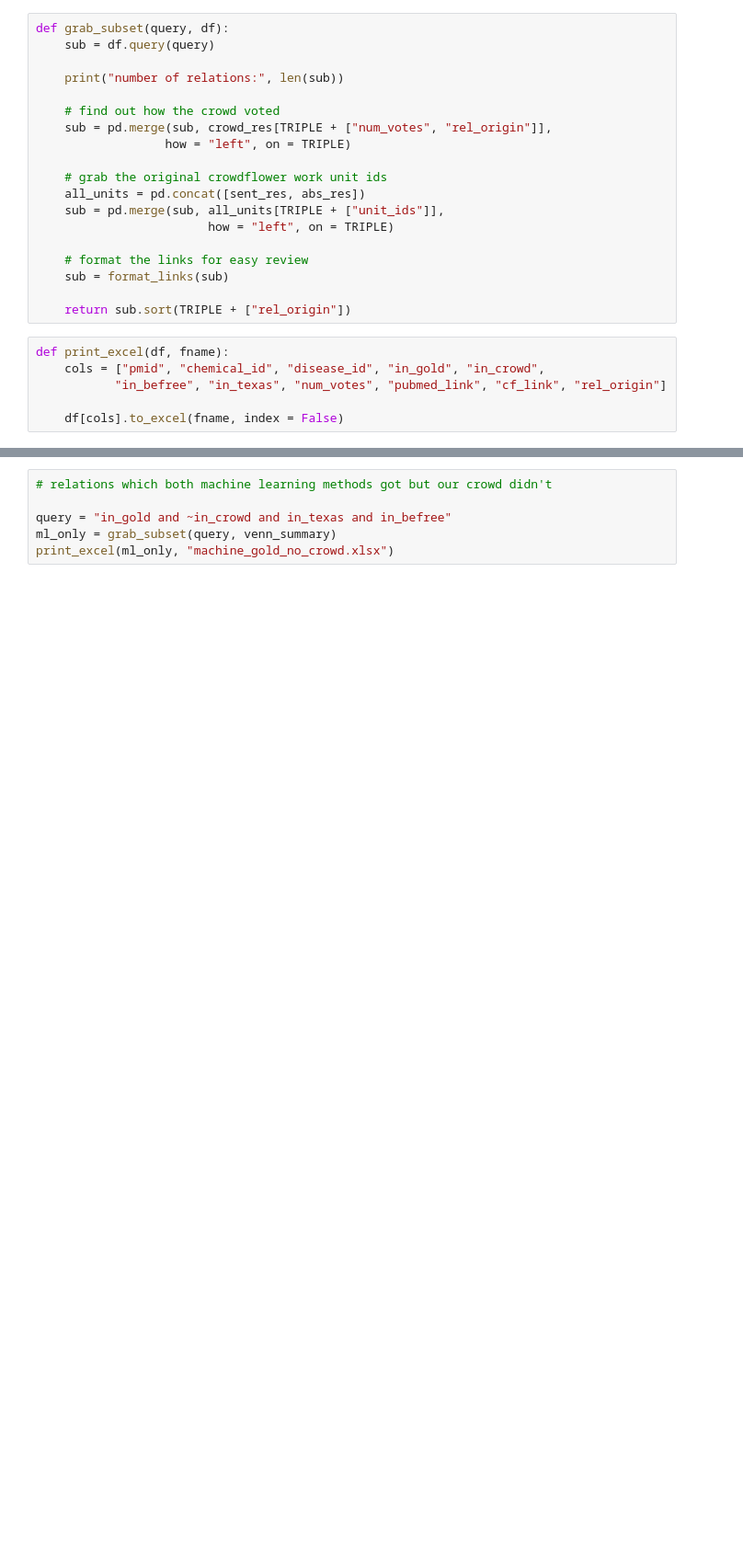
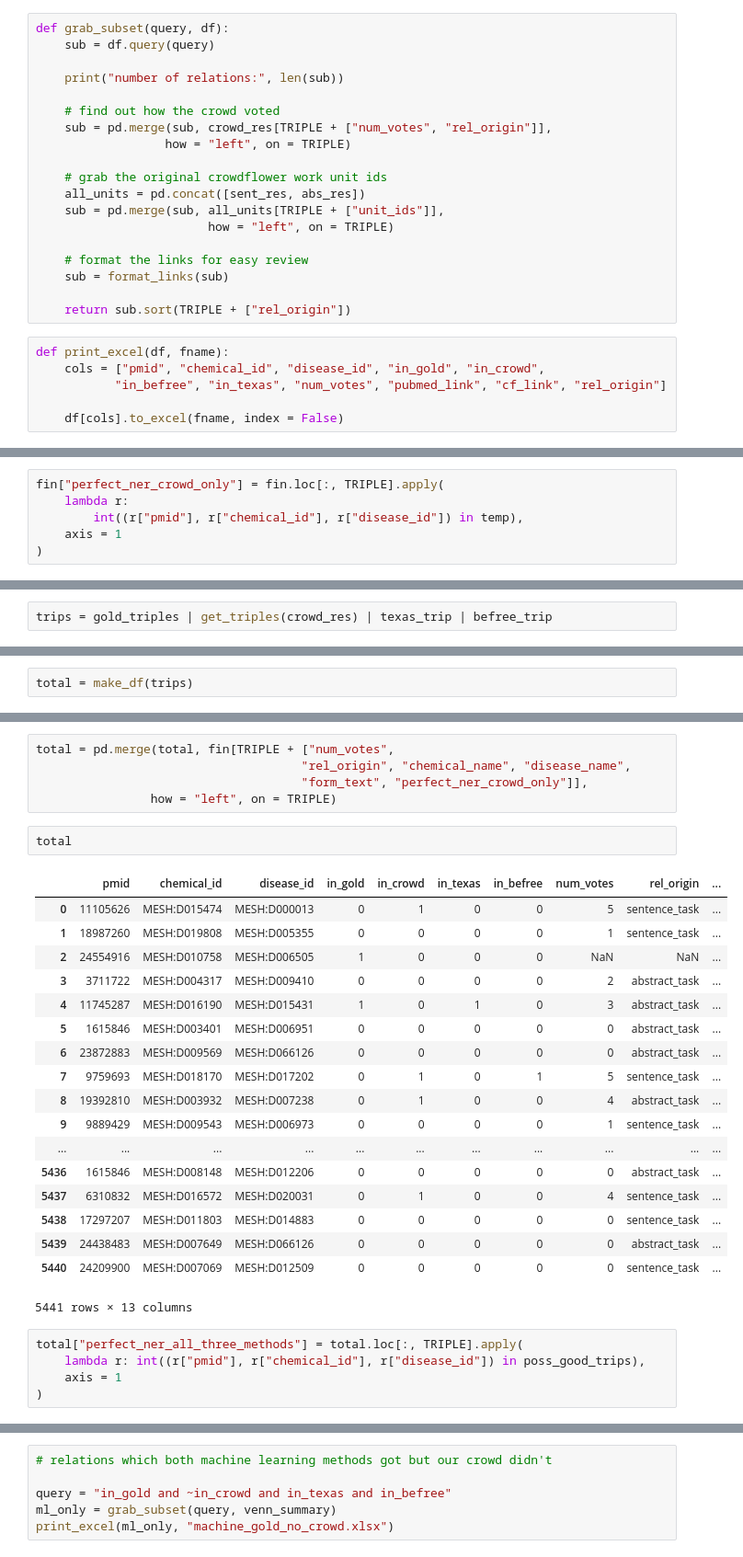
Before and after one commit to SuLab/crowd_cid_relex, a Jupyter notebook: crowd_only/analysis/final_eval_cross_validation.ipynb, the cells around one changed output, grey strips where cells are left out. Shown at 92% size. Drawn from its saved outputs; the diff is of its cells as text; blank space fills up the shorter version.

```diff
--- a/crowd_only/analysis/final_eval_cross_validation.ipynb
+++ b/crowd_only/analysis/final_eval_cross_validation.ipynb
@@ -1792,0 +1929,6 @@ def print_excel(df, fname):
+# %%
+fin["perfect_ner_crowd_only"] = fin.loc[:, TRIPLE].apply(
+    lambda r:
+        int((r["pmid"], r["chemical_id"], r["disease_id"]) in temp),
+    axis = 1
+)
@@ -1792,0 +1948,2 @@ def print_excel(df, fname):
+# %%
+trips = gold_triples | get_triples(crowd_res) | texas_trip | befree_trip
@@ -1792,0 +1954,2 @@ def print_excel(df, fname):
+# %%
+total = make_df(trips)
@@ -1792,0 +1982,31 @@ def print_excel(df, fname):
+# %%
+total = pd.merge(total, fin[TRIPLE + ["num_votes",
+                                     "rel_origin", "chemical_name", "disease_name",
+                                     "form_text", "perfect_ner_crowd_only"]],
+                how = "left", on = TRIPLE)
+# %%
+total
+# %% [output]
+|  | pmid | chemical_id | disease_id | in_gold | in_crowd | in_texas | in_befree | num_votes | rel_origin | ... |
+| 0 | 11105626 | MESH:D015474 | MESH:D000013 | 0 | 1 | 0 | 0 | 5 | sentence_task | ... |
+| 1 | 18987260 | MESH:D019808 | MESH:D005355 | 0 | 0 | 0 | 0 | 1 | sentence_task | ... |
+| 2 | 24554916 | MESH:D010758 | MESH:D006505 | 1 | 0 | 0 | 0 | NaN | NaN | ... |
+| 3 | 3711722 | MESH:D004317 | MESH:D009410 | 0 | 0 | 0 | 0 | 2 | abstract_task | ... |
+| 4 | 11745287 | MESH:D016190 | MESH:D015431 | 1 | 0 | 1 | 0 | 3 | abstract_task | ... |
+| 5 | 1615846 | MESH:D003401 | MESH:D006951 | 0 | 0 | 0 | 0 | 0 | abstract_task | ... |
+| 6 | 23872883 | MESH:D009569 | MESH:D066126 | 0 | 0 | 0 | 0 | 0 | abstract_task | ... |
+| 7 | 9759693 | MESH:D018170 | MESH:D017202 | 0 | 1 | 0 | 1 | 5 | sentence_task | ... |
+| 8 | 19392810 | MESH:D003932 | MESH:D007238 | 0 | 1 | 0 | 0 | 4 | abstract_task | ... |
+| 9 | 9889429 | MESH:D009543 | MESH:D006973 | 0 | 0 | 0 | 0 | 1 | sentence_task | ... |
+| ... | ... | ... | ... | ... | ... | ... | ... | ... | ... | ... |
+| 5436 | 1615846 | MESH:D008148 | MESH:D012206 | 0 | 0 | 0 | 0 | 0 | abstract_task | ... |
+| 5437 | 6310832 | MESH:D016572 | MESH:D020031 | 0 | 1 | 0 | 0 | 4 | sentence_task | ... |
+| 5438 | 17297207 | MESH:D011803 | MESH:D014883 | 0 | 0 | 0 | 0 | 0 | sentence_task | ... |
+| 5439 | 24438483 | MESH:D007649 | MESH:D066126 | 0 | 0 | 0 | 0 | 0 | abstract_task | ... |
+| 5440 | 24209900 | MESH:D007069 | MESH:D012509 | 0 | 0 | 0 | 0 | 0 | sentence_task | ... |
+5441 rows × 13 columns
+# %%
+total["perfect_ner_all_three_methods"] = total.loc[:, TRIPLE].apply(
+    lambda r: int((r["pmid"], r["chemical_id"], r["disease_id"]) in poss_good_trips),
+    axis = 1
+)
```
Also changed, not shown: parts of 146 cells of this notebook.
